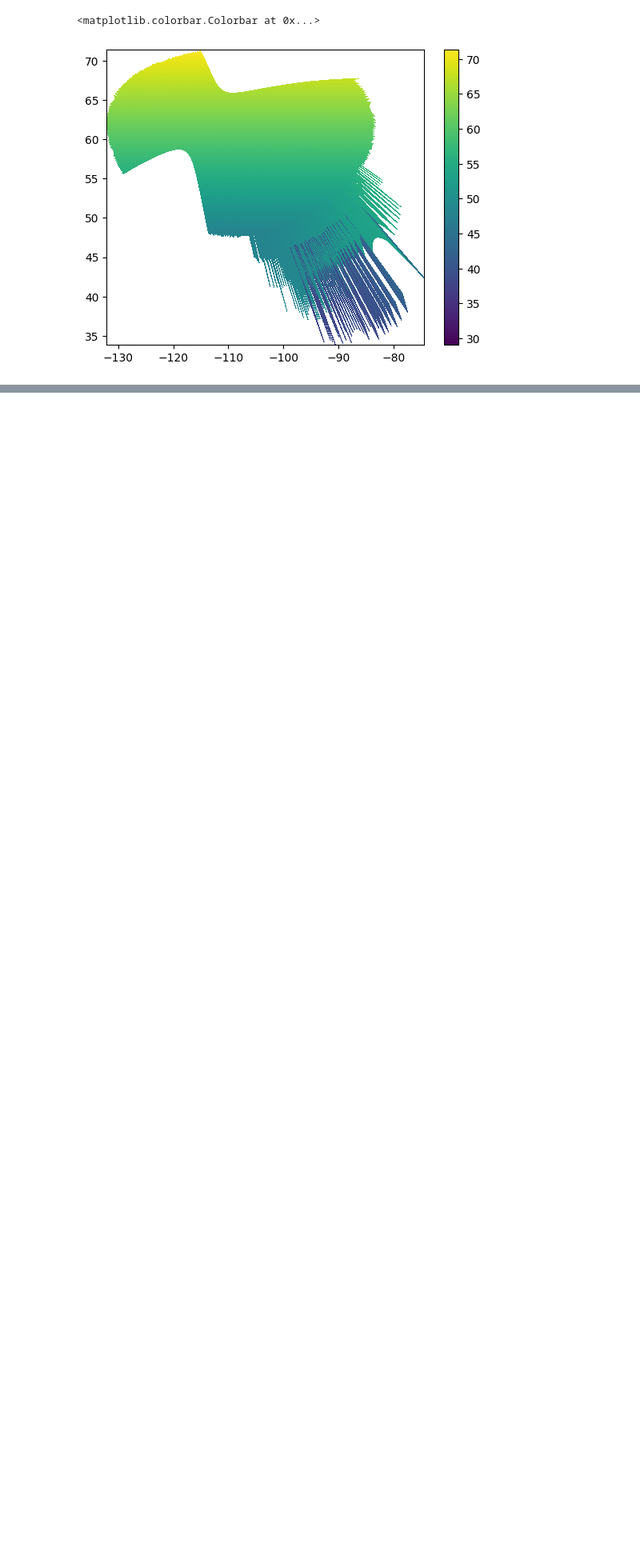
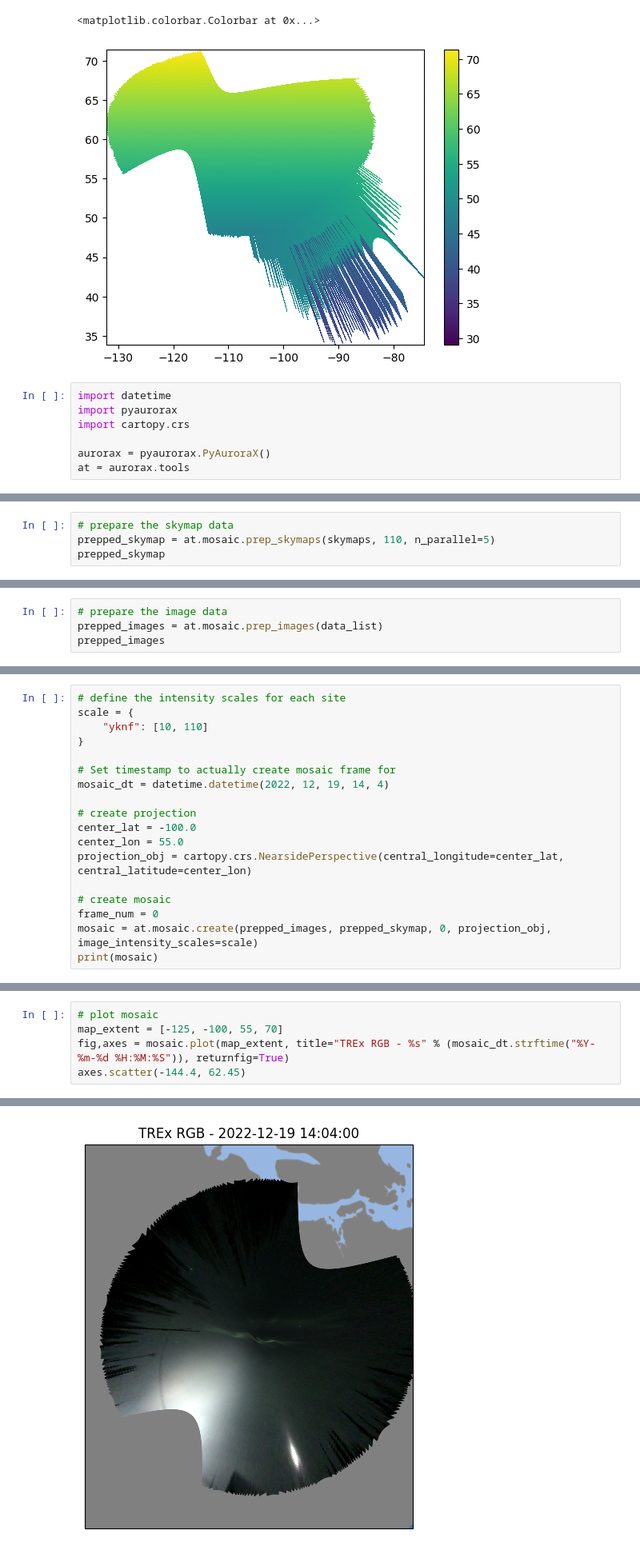
Before and after one commit to CassandraAuri/Physics_Work, a Jupyter notebook: Aurora_Work/read_themis_data.ipynb, the cells around one changed output, grey strips where cells are left out. Shown at 80% size. Saved outputs shown, nothing was run; the diff lists cells and outputs as text; blank space fills up the shorter version.

```diff
--- a/Aurora_Work/read_themis_data.ipynb
+++ b/Aurora_Work/read_themis_data.ipynb
@@ -278,3 +278,10 @@ plt.colorbar()
 # %% [output]
 <matplotlib.colorbar.Colorbar at 0x...>
 [figure]
+# %%
+import datetime
+import pyaurorax
+import cartopy.crs
+
+aurorax = pyaurorax.PyAuroraX()
+at = aurorax.tools
@@ -280,0 +323,4 @@ plt.colorbar()
+# %%
+# prepare the skymap data
+prepped_skymap = at.mosaic.prep_skymaps(skymaps, 110, n_parallel=5)
+prepped_skymap
@@ -280,0 +329,4 @@ plt.colorbar()
+# %%
+# prepare the image data
+prepped_images = at.mosaic.prep_images(data_list)
+prepped_images
@@ -280,0 +335,18 @@ plt.colorbar()
+# %%
+# define the intensity scales for each site
+scale = {
+    "yknf": [10, 110]
+}
+
+# Set timestamp to actually create mosaic frame for
+mosaic_dt = datetime.datetime(2022, 12, 19, 14, 4)
+
+# create projection
+center_lat = -100.0
+center_lon = 55.0
+projection_obj = cartopy.crs.NearsidePerspective(central_longitude=center_lat, central_latitude=center_lon)
+
+# create mosaic
+frame_num = 0
+mosaic = at.mosaic.create(prepped_images, prepped_skymap, 0, projection_obj, image_intensity_scales=scale)
+print(mosaic)
@@ -280,0 +355,6 @@ plt.colorbar()
+# %%
+# plot mosaic
+map_extent = [-125, -100, 55, 70]
+fig,axes = mosaic.plot(map_extent, title="TREx RGB - %s" % (mosaic_dt.strftime("%Y-%m-%d %H:%M:%S")), returnfig=True)
+axes.scatter(-144.4, 62.45)
+# %% [output]
@@ -280,0 +362 @@ plt.colorbar()
+[figure, added]
```
Also changed, not shown: parts of 12 cells of this notebook, 17 other files.
